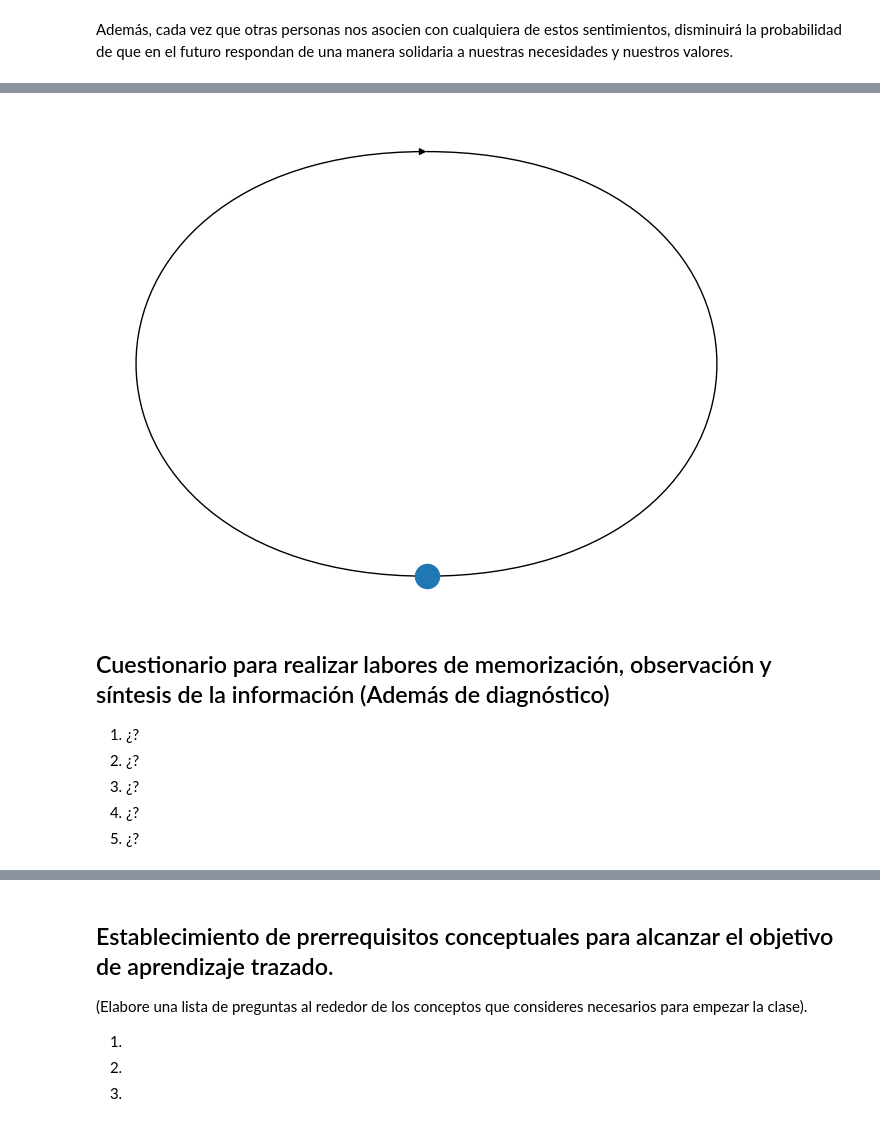
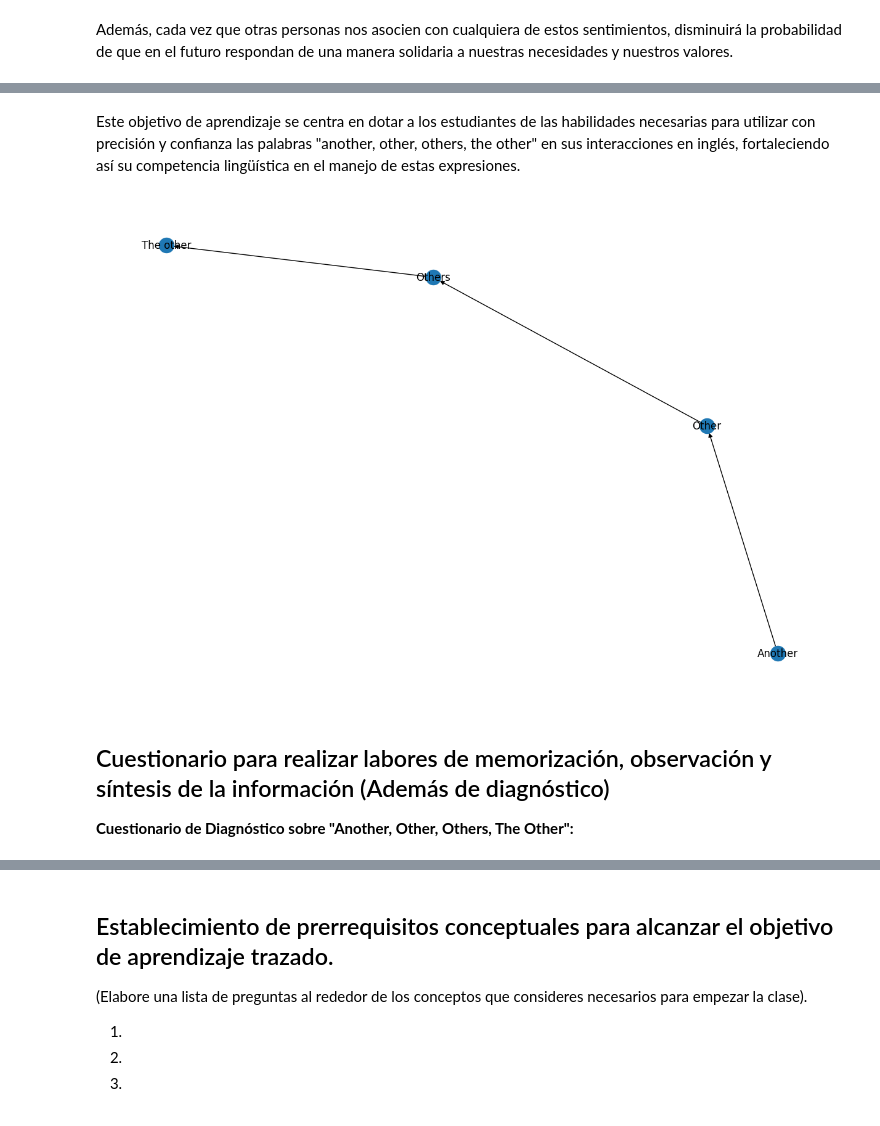
Before and after one commit to marco-canas/english_for_scientific_communication, a Jupyter notebook: A1/2_section/28_another_other_others_the_other/28_1_another_other_others_and_the_others.ipynb, the cells around one changed output, grey strips where cells are left out. Cells and saved outputs as stored; diff of their text form; code cells hidden in the pictures.

Commit message:
hemos definido la utilidad de the other.

```diff
--- a/A1/2_section/28_another_other_others_the_other/28_1_another_other_others_and_the_others.ipynb
+++ b/A1/2_section/28_another_other_others_the_other/28_1_another_other_others_and_the_others.ipynb
@@ -189,32 +199,37 @@ vez que otras personas nos asocien con cualquiera de estos sentimientos, disminu
+# %% [markdown]
+
+Este objetivo de aprendizaje se centra en dotar a los estudiantes de las habilidades necesarias para utilizar con precisión y confianza las palabras "another, other, others, the other" en sus interacciones en inglés, fortaleciendo así su competencia lingüística en el manejo de estas expresiones.
 # %%
 # Mapa conceptual de la clase
 import networkx as nx
+import matplotlib.pyplot as plt
 
+plt.figure(figsize = (12, 8))
 G = nx.DiGraph()
 
 # Agregar lísta de conceptos
-c1=''
-c2=''
-lista_conceptos = [c1, c2]
+c1 ='Another'
+c2 ='Other'
+c3 = 'Others'
+c4 = 'The other'
+lista_conceptos = [c1, c2, c3, c4 ]
 
 G.add_nodes_from(lista_conceptos)
 
 # Agregar las flechas de vinculación de conceptos
 
-pares_conceptos_vinculados = [("", "")]
+pares_conceptos_vinculados = [(c1, c2), \
+                              (c2, c3), \
+                                (c3,c4)]
 
 G.add_edges_from(pares_conceptos_vinculados)
 
 pos = nx.spring_layout(G, seed = 513)
 
-nx.draw(G, pos)
+nx.draw(G, pos, with_labels = True)
 # %% [output]
-[figure, old version]
+[figure, new version]
 # %% [markdown]
 ## Cuestionario para realizar labores de memorización, observación y síntesis de la información (Además de diagnóstico)
 
-1. ¿?
-2. ¿?
-3. ¿?
-4. ¿?
-5. ¿?
+**Cuestionario de Diagnóstico sobre "Another, Other, Others, The Other":**
```
Also changed, not shown: parts of 22 cells of this notebook.
